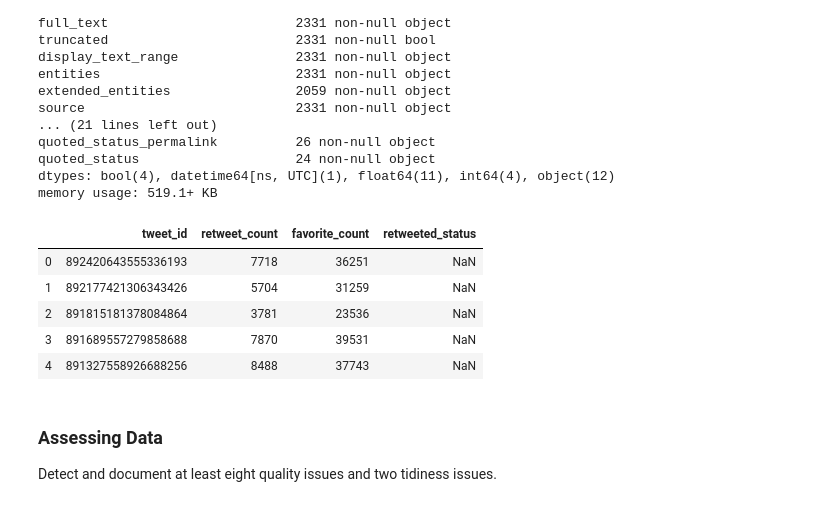
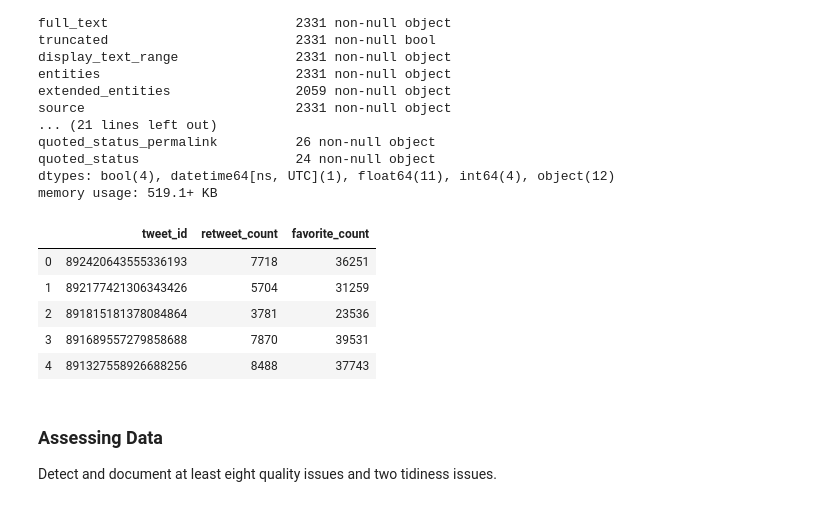
Before and after one commit to csuf-bywong/Wrangle-and-Analyze-Data, a Jupyter notebook: wrangle_act.ipynb, the cells around one changed output. Drawn from its saved outputs; the diff is of its cells as text; code cells hidden in the pictures.

Commit message:
4 cleaning
1st merged datasets.
2nd dropped retweets.
3rd + 4th dropped some columns.

```diff
--- a/wrangle_act.ipynb
+++ b/wrangle_act.ipynb
@@ -231,15 +233,15 @@ dtypes: bool(4), datetime64[ns, UTC](1), float64(11), int64(4), object(12)
 memory usage: 519.1+ KB
 # %%
 query_data['tweet_id'] = query_data['id']
-query_data = query_data[['tweet_id', 'retweet_count', 'favorite_count', 'retweeted_status']]
+query_data = query_data[['tweet_id', 'retweet_count', 'favorite_count']]
 query_data.head()
 # %% [output]
-|  | tweet_id | retweet_count | favorite_count | retweeted_status |
-| 0 | 892420643555336193 | 7718 | 36251 | NaN |
-| 1 | 892177421306343426 | 5704 | 31259 | NaN |
-| 2 | 891815181378084864 | 3781 | 23536 | NaN |
-| 3 | 891689557279858688 | 7870 | 39531 | NaN |
-| 4 | 891327558926688256 | 8488 | 37743 | NaN |
+|  | tweet_id | retweet_count | favorite_count |
+| 0 | 892420643555336193 | 7718 | 36251 |
+| 1 | 892177421306343426 | 5704 | 31259 |
+| 2 | 891815181378084864 | 3781 | 23536 |
+| 3 | 891689557279858688 | 7870 | 39531 |
+| 4 | 891327558926688256 | 8488 | 37743 |
 # %% [markdown]
 <a id='assess'></a>
 ### Assessing Data
```
Also changed, not shown: parts of 27 cells of this notebook, 4 other files.
